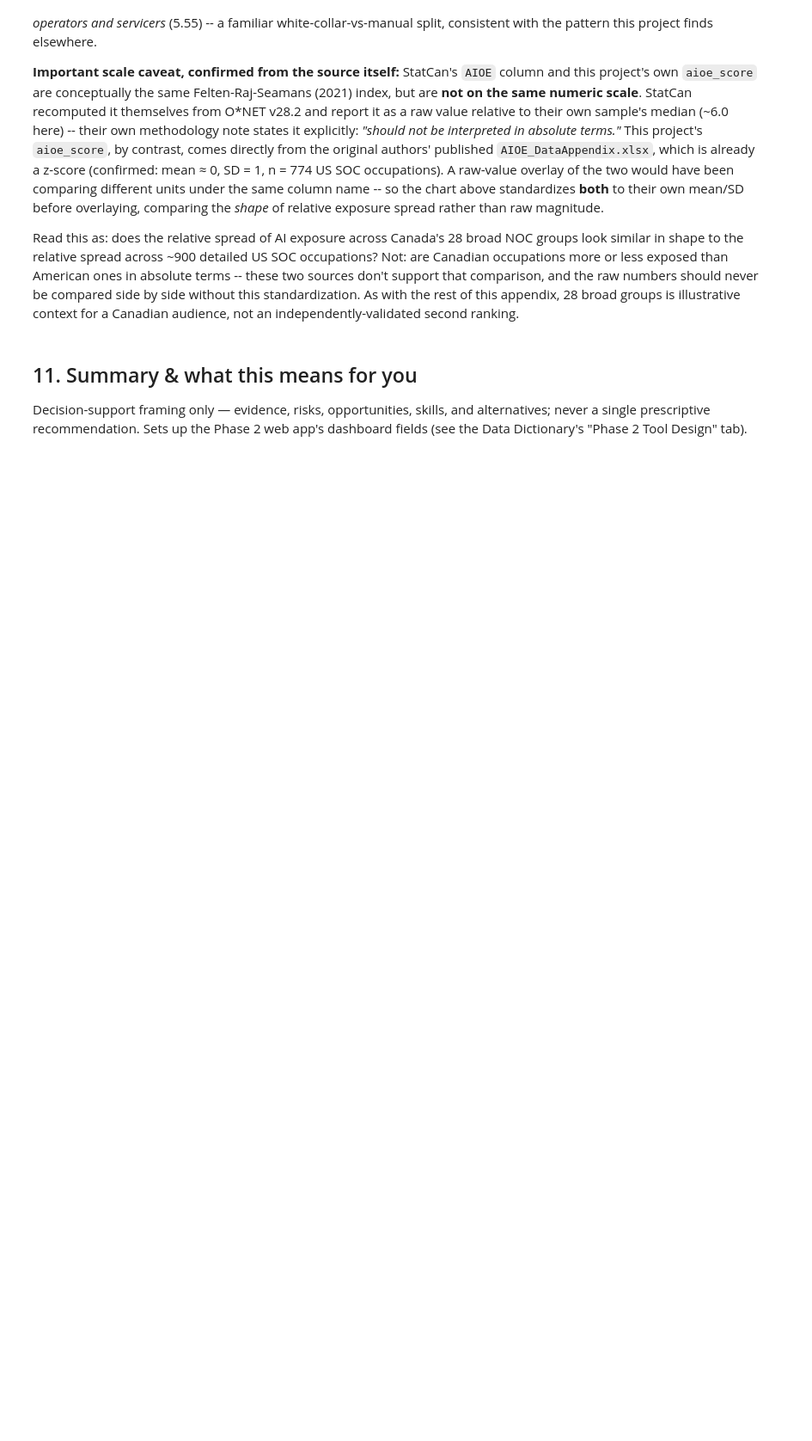
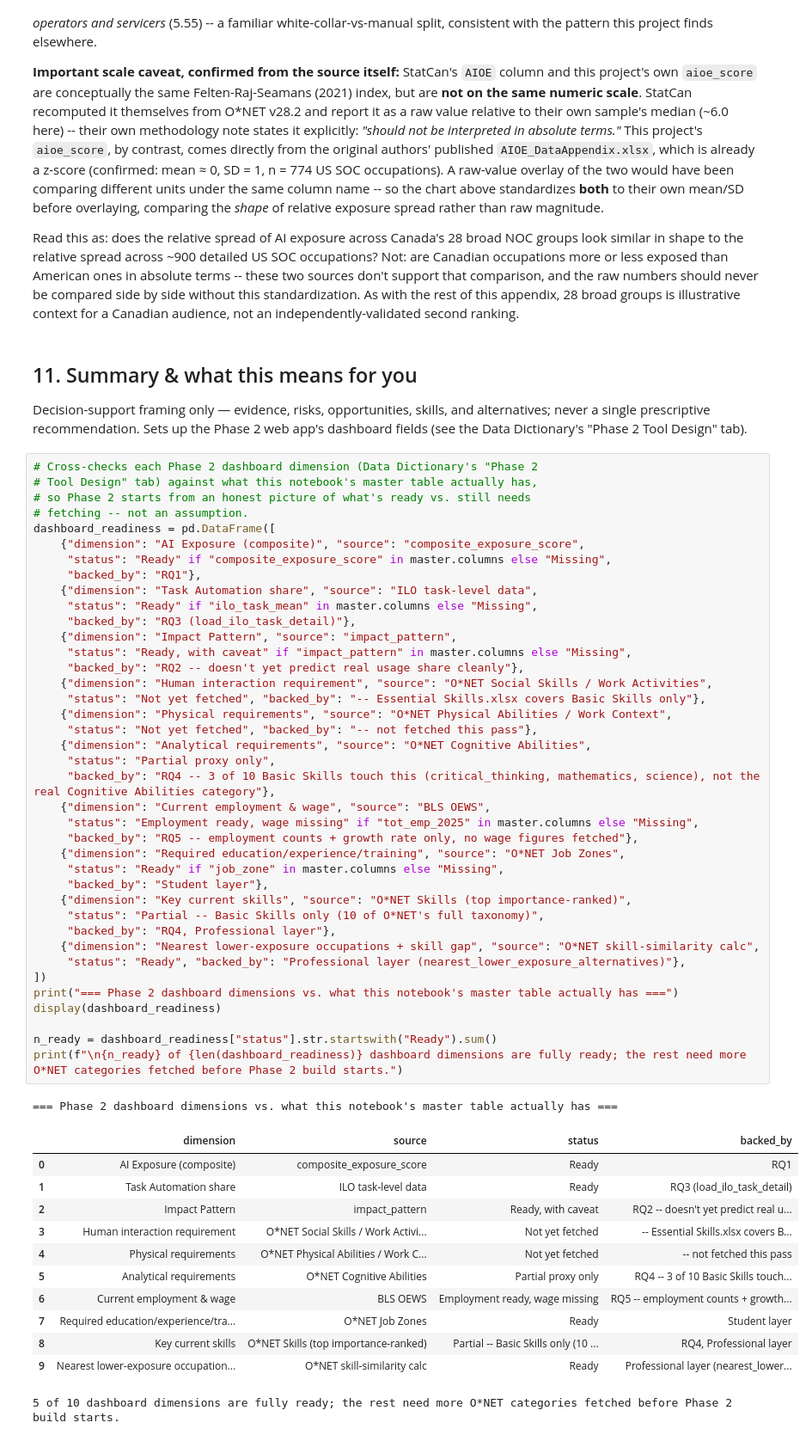
Before and after one commit to GrmaHashim/from-exposure-to-action, a Jupyter notebook: notebooks/01_exploratory_analysis.ipynb, the cells around one changed output. Shown at 86% size. Saved outputs shown, nothing was run; the diff lists cells and outputs as text; blank space fills up the shorter version.

Commit message:
Add Summary section (Phase 2 dashboard readiness + evidence synthesis); fix stale RQ1 header text

```diff
--- a/notebooks/01_exploratory_analysis.ipynb
+++ b/notebooks/01_exploratory_analysis.ipynb
@@ -900,3 +900,56 @@ Read this as: does the relative spread of AI exposure across Canada's 28 broad N
 ## 11. Summary & what this means for you
 
 Decision-support framing only — evidence, risks, opportunities, skills, and alternatives; never a single prescriptive recommendation. Sets up the Phase 2 web app's dashboard fields (see the Data Dictionary's "Phase 2 Tool Design" tab).
+# %%
+# Cross-checks each Phase 2 dashboard dimension (Data Dictionary's "Phase 2
+# Tool Design" tab) against what this notebook's master table actually has,
+# so Phase 2 starts from an honest picture of what's ready vs. still needs
+# fetching -- not an assumption.
+dashboard_readiness = pd.DataFrame([
+    {"dimension": "AI Exposure (composite)", "source": "composite_exposure_score",
+     "status": "Ready" if "composite_exposure_score" in master.columns else "Missing",
+     "backed_by": "RQ1"},
+    {"dimension": "Task Automation share", "source": "ILO task-level data",
+     "status": "Ready" if "ilo_task_mean" in master.columns else "Missing",
+     "backed_by": "RQ3 (load_ilo_task_detail)"},
+    {"dimension": "Impact Pattern", "source": "impact_pattern",
+     "status": "Ready, with caveat" if "impact_pattern" in master.columns else "Missing",
+     "backed_by": "RQ2 -- doesn't yet predict real usage share cleanly"},
+    {"dimension": "Human interaction requirement", "source": "O*NET Social Skills / Work Activities",
+     "status": "Not yet fetched", "backed_by": "-- Essential Skills.xlsx covers Basic Skills only"},
+    {"dimension": "Physical requirements", "source": "O*NET Physical Abilities / Work Context",
+     "status": "Not yet fetched", "backed_by": "-- not fetched this pass"},
+    {"dimension": "Analytical requirements", "source": "O*NET Cognitive Abilities",
+     "status": "Partial proxy only",
+     "backed_by": "RQ4 -- 3 of 10 Basic Skills touch this (critical_thinking, mathematics, science), not the real Cognitive Abilities category"},
+    {"dimension": "Current employment & wage", "source": "BLS OEWS",
+     "status": "Employment ready, wage missing" if "tot_emp_2025" in master.columns else "Missing",
+     "backed_by": "RQ5 -- employment counts + growth rate only, no wage figures fetched"},
+    {"dimension": "Required education/experience/training", "source": "O*NET Job Zones",
+     "status": "Ready" if "job_zone" in master.columns else "Missing",
+     "backed_by": "Student layer"},
+    {"dimension": "Key current skills", "source": "O*NET Skills (top importance-ranked)",
+     "status": "Partial -- Basic Skills only (10 of O*NET's full taxonomy)",
+     "backed_by": "RQ4, Professional layer"},
+    {"dimension": "Nearest lower-exposure occupations + skill gap", "source": "O*NET skill-similarity calc",
+     "status": "Ready", "backed_by": "Professional layer (nearest_lower_exposure_alternatives)"},
+])
+print("=== Phase 2 dashboard dimensions vs. what this notebook's master table actually has ===")
+display(dashboard_readiness)
+
+n_ready = dashboard_readiness["status"].str.startswith("Ready").sum()
+print(f"\n{n_ready} of {len(dashboard_readiness)} dashboard dimensions are fully ready; the rest need more O*NET categories fetched before Phase 2 build starts.")
+# %% [output]
+=== Phase 2 dashboard dimensions vs. what this notebook's master table actually has ===
+|  | dimension | source | status | backed_by |
+| 0 | AI Exposure (composite) | composite_exposure_score | Ready | RQ1 |
+| 1 | Task Automation share | ILO task-level data | Ready | RQ3 (load_ilo_task_detail) |
+| 2 | Impact Pattern | impact_pattern | Ready, with caveat | RQ2 -- doesn't yet predict real u... |
+| 3 | Human interaction requirement | O*NET Social Skills / Work Activi... | Not yet fetched | -- Essential Skills.xlsx covers B... |
+| 4 | Physical requirements | O*NET Physical Abilities / Work C... | Not yet fetched | -- not fetched this pass |
+| 5 | Analytical requirements | O*NET Cognitive Abilities | Partial proxy only | RQ4 -- 3 of 10 Basic Skills touch... |
+| 6 | Current employment & wage | BLS OEWS | Employment ready, wage missing | RQ5 -- employment counts + growth... |
+| 7 | Required education/experience/tra... | O*NET Job Zones | Ready | Student layer |
+| 8 | Key current skills | O*NET Skills (top importance-ranked) | Partial -- Basic Skills only (10 ... | RQ4, Professional layer |
+| 9 | Nearest lower-exposure occupation... | O*NET skill-similarity calc | Ready | Professional layer (nearest_lower... |
+5 of 10 dashboard dimensions are fully ready; the rest need more O*NET categories fetched before Phase 2 build starts.
```
Also changed, not shown: parts of 5 cells of this notebook, 1 other file.
